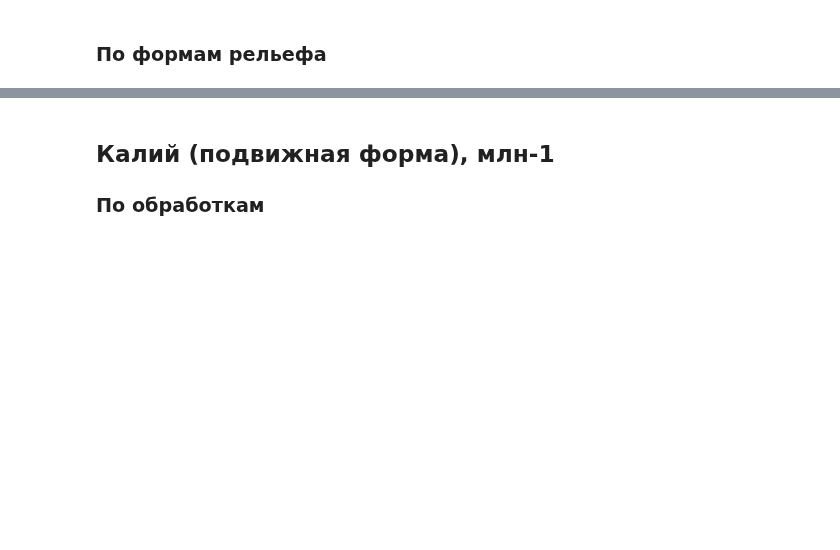
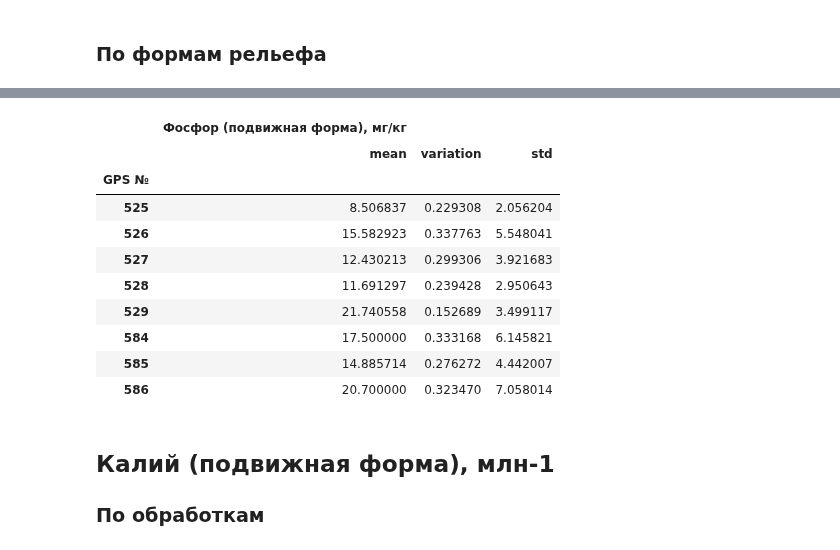
Before and after one commit to hukitoc94/total_archangelskiy, a Jupyter notebook: field_data/agrochemestry.ipynb, the cells around one changed output, grey strips where cells are left out. Saved outputs shown, nothing was run; the diff lists cells and outputs as text; code cells hidden in the pictures; blank space fills up the shorter version.

```diff
--- a/field_data/agrochemestry.ipynb
+++ b/field_data/agrochemestry.ipynb
@@ -83,3 +151,17 @@ fig.savefig('рисунки/агрохимия/фосфор_рельеф.jpg')
+# %%
+stats
+# %% [output]
+|  | Фосфор (подвижная форма), мг/кг |  |  |
+|  | mean | variation | std |
+| GPS № |  |  |  |
+| 525 | 8.506837 | 0.229308 | 2.056204 |
+| 526 | 15.582923 | 0.337763 | 5.548041 |
+| 527 | 12.430213 | 0.299306 | 3.921683 |
+| 528 | 11.691297 | 0.239428 | 2.950643 |
+| 529 | 21.740558 | 0.152689 | 3.499117 |
+| 584 | 17.500000 | 0.333168 | 6.145821 |
+| 585 | 14.885714 | 0.276272 | 4.442007 |
+| 586 | 20.700000 | 0.323470 | 7.058014 |
 # %% [markdown]
 ## Калий (подвижная форма), млн-1
 ### По обработкам
```
Also changed, not shown: parts of 24 cells of this notebook, 14 other files.
